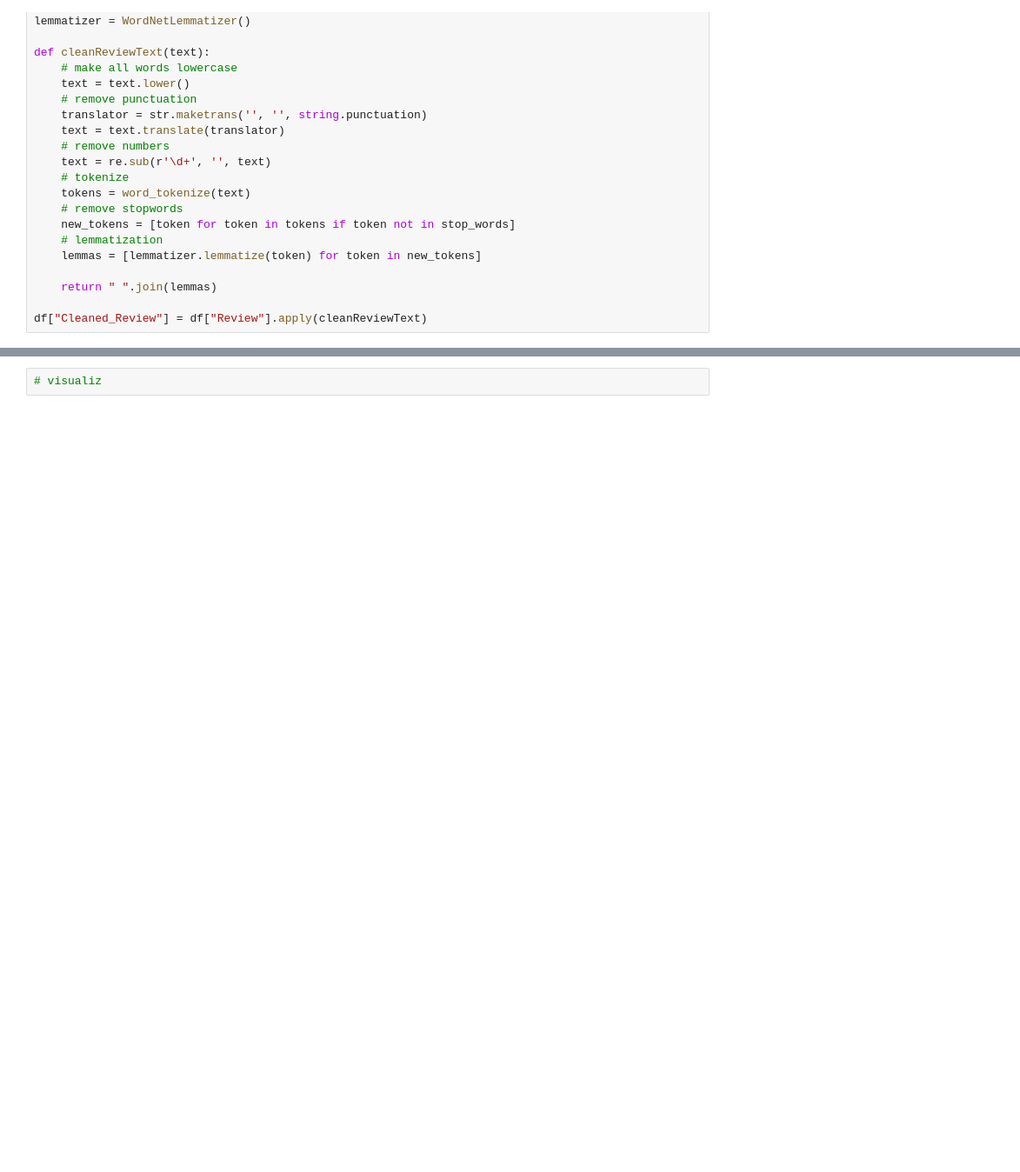
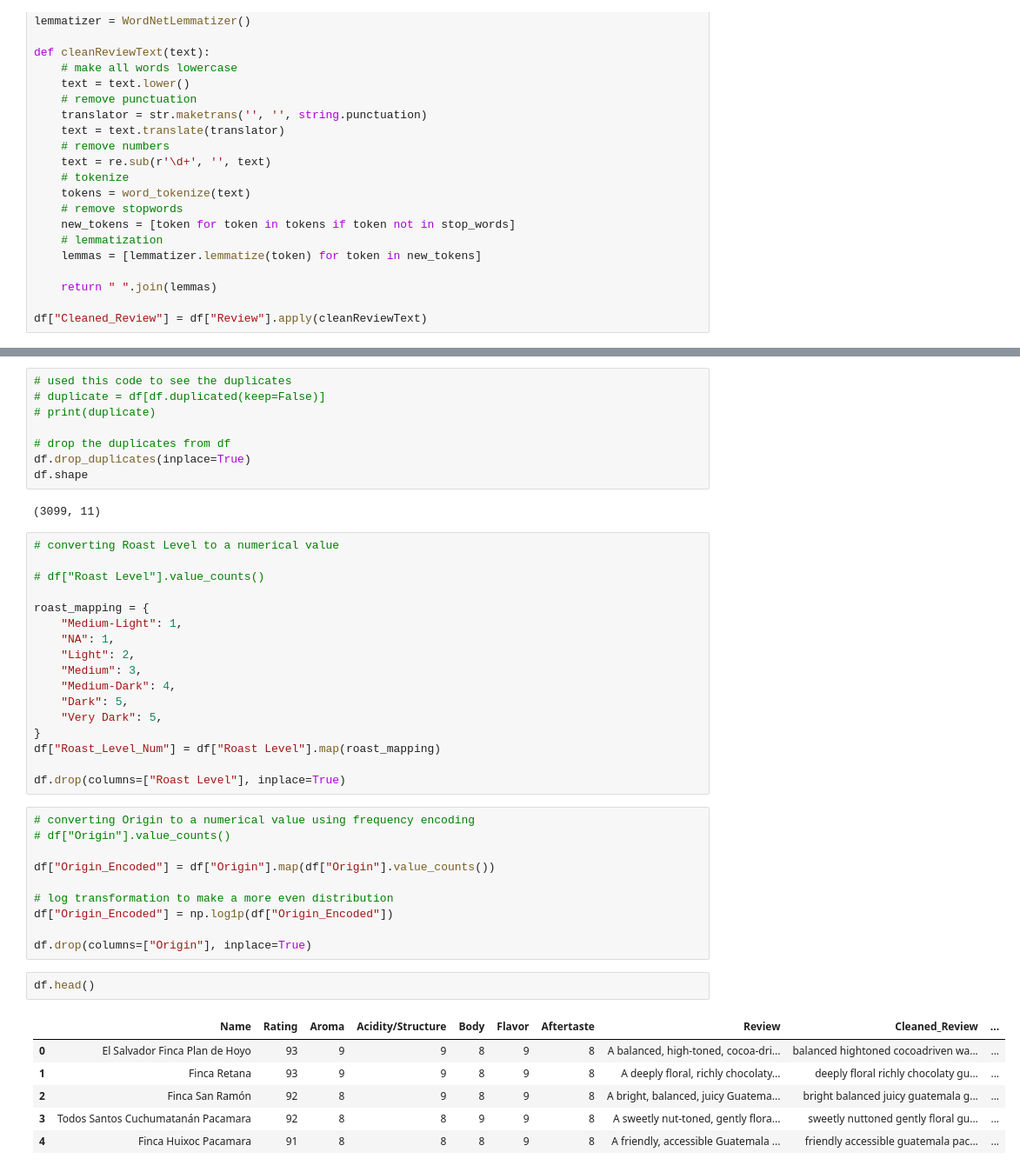
Before and after one commit to Ologesh1803/Coffee-Quality-Predictions, a Jupyter notebook: CoffeeQualityPredictionsNotebook.ipynb, the cells around one changed output, grey strips where cells are left out. Shown: that part at 87% size. Saved outputs shown, nothing was run; the diff lists cells and outputs as text; blank space fills up the shorter version.

```diff
--- a/CoffeeQualityPredictionsNotebook.ipynb
+++ b/CoffeeQualityPredictionsNotebook.ipynb
@@ -186,2 +238,46 @@ df.nunique()
-# %%
-# visualiz
+# %%
+# used this code to see the duplicates
+# duplicate = df[df.duplicated(keep=False)]
+# print(duplicate)
+
+# drop the duplicates from df
+df.drop_duplicates(inplace=True)
+df.shape
+# %% [output]
+(3099, 11)
+# %%
+# converting Roast Level to a numerical value
+
+# df["Roast Level"].value_counts()
+
+roast_mapping = {
+    "Medium-Light": 1,
+    "NA": 1,
+    "Light": 2,
+    "Medium": 3,
+    "Medium-Dark": 4,
+    "Dark": 5,
+    "Very Dark": 5,
+}
+df["Roast_Level_Num"] = df["Roast Level"].map(roast_mapping)
+
+df.drop(columns=["Roast Level"], inplace=True)
+# %%
+# converting Origin to a numerical value using frequency encoding
+# df["Origin"].value_counts()
+
+df["Origin_Encoded"] = df["Origin"].map(df["Origin"].value_counts())
+
+# log transformation to make a more even distribution
+df["Origin_Encoded"] = np.log1p(df["Origin_Encoded"])
+
+df.drop(columns=["Origin"], inplace=True)
+# %%
+df.head()
+# %% [output]
+|  | Name | Rating | Aroma | Acidity/Structure | Body | Flavor | Aftertaste | Review | Cleaned_Review | ... |
+| 0 | El Salvador Finca Plan de Hoyo | 93 | 9 | 9 | 8 | 9 | 8 | A balanced, high-toned, cocoa-dri... | balanced hightoned cocoadriven wa... | ... |
+| 1 | Finca Retana | 93 | 9 | 9 | 8 | 9 | 8 | A deeply floral, richly chocolaty... | deeply floral richly chocolaty gu... | ... |
+| 2 | Finca San Ramón | 92 | 8 | 9 | 8 | 9 | 8 | A bright, balanced, juicy Guatema... | bright balanced juicy guatemala g... | ... |
+| 3 | Todos Santos Cuchumatanán Pacamara | 92 | 8 | 8 | 9 | 9 | 8 | A sweetly nut-toned, gently flora... | sweetly nuttoned gently floral gu... | ... |
+| 4 | Finca Huixoc Pacamara | 91 | 8 | 8 | 8 | 9 | 8 | A friendly, accessible Guatemala ... | friendly accessible guatemala pac... | ... |
```
Also changed, not shown: parts of 5 cells of this notebook, 1 other file.
